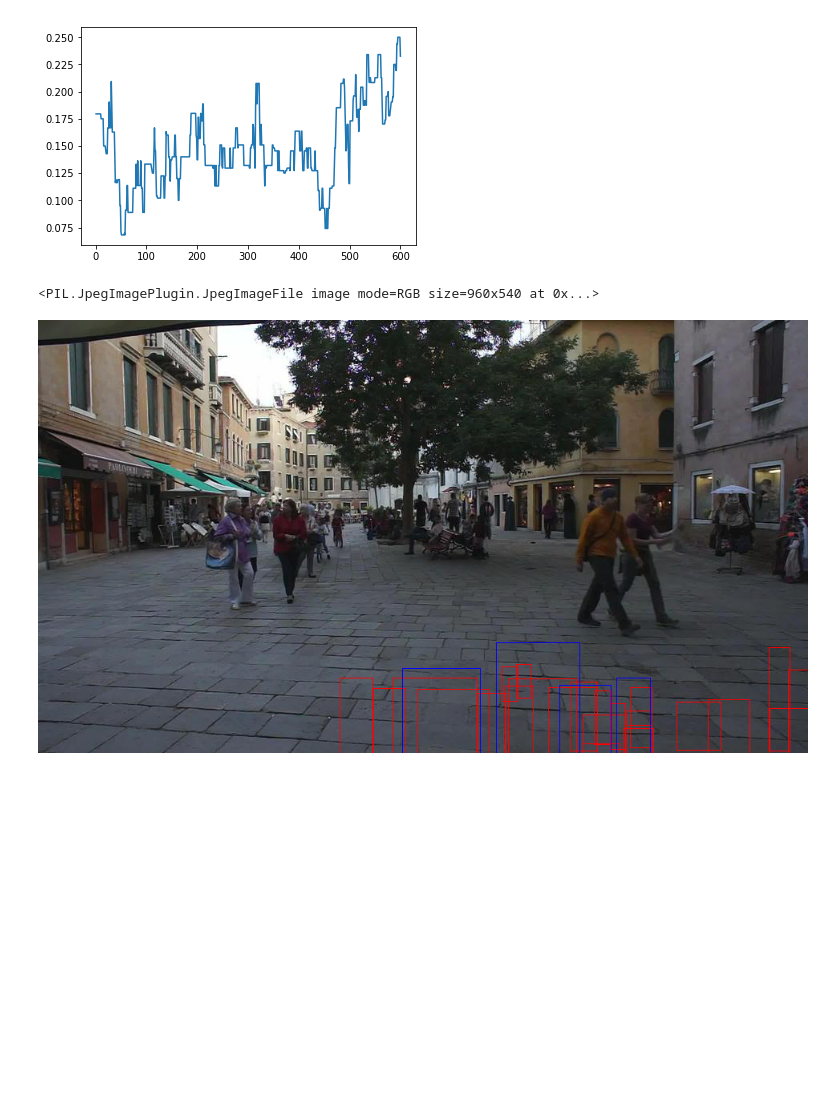
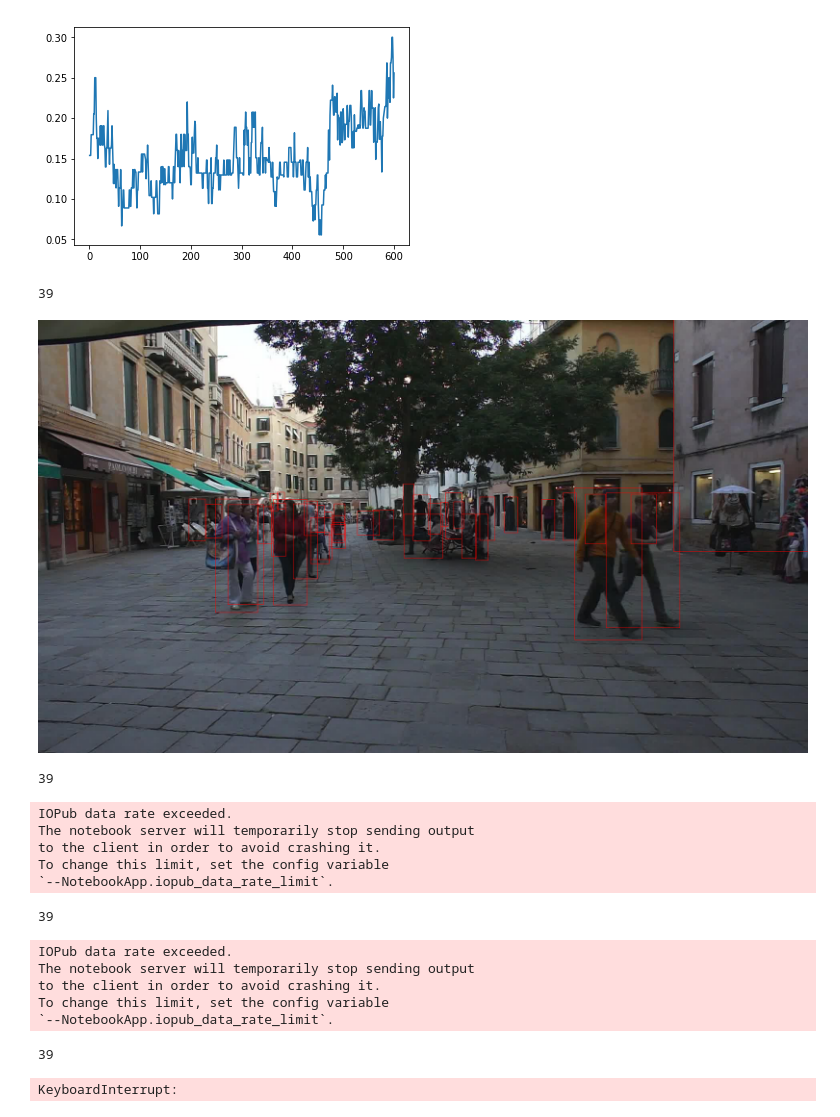
Before and after one commit to jiunbae/MOT, a Jupyter notebook: iou-tracker.ipynb, the cells around one changed output. Cells and saved outputs as stored; diff of their text form; code cells hidden in the pictures; blank space fills up the shorter version.

```diff
--- a/iou-tracker.ipynb
+++ b/iou-tracker.ipynb
@@ -39,11 +39,16 @@ from glob import glob
 from collections import defaultdict
 # %%
 data_path = '../dataset/'
-image_path = '../dataset/MOT17_resize/train/MOT17-02-DPM/'
+image_path = '../dataset/MOT17-02-DPM/'
 total_frame = 600
+# %%
+dt_seqs = defaultdict(dict)
+with open(path.join(data_path, 'MOT17-02-DPM/det', 'det.txt')) as f:
+    for seq, obj, *data in [line.strip().split(',') for line in f.readlines()]:
+        dt_seqs[int(seq)][int(obj)] = data
 # %%
 gt_seqs = defaultdict(dict)
-with open(path.join(data_path, 'MOT17_resize/train/MOT17-02-DPM/gt', 'gt.txt')) as f:
+with open(path.join(data_path, 'MOT17-02-DPM/gt', 'gt.txt')) as f:
     for seq, obj, *data in [line.strip().split(',') for line in f.readlines()]:
         gt_seqs[int(seq)][int(obj)] = data
 # %%
@@ -60,22 +65,35 @@ y = [len(result_seqs[f]) / len(gt_seqs[f]) for f in x]
 plt.plot(x, y)
 plt.show()
 # %% [output]
-[figure, old version]
+[figure, new version]
 # %%
 from PIL import Image, ImageDraw
 from IPython.display import display
 # %%
-for frame in range(1, 2) :
+for frame in range(1, total_frame+1) :
     ig = Image.open(path.join(image_path, 'img1', '%06d.jpg' % (frame)))
     dr = ImageDraw.Draw(ig)
     for o, value in gt_seqs[frame].items():
         x, y, w, h, *_ = map(float, value)
-        #print(x,y,w,h)
         dr.rectangle(((x, y), (x+w, y+h)), outline="red")
     for o, value in result_seqs[frame].items():
         x, y, w, h, *_ = map(float, value)
         dr.rectangle(((x, y), (x+w, y+h)), outline="blue")
     display(ig)
 # %% [output]
-<PIL.JpegImagePlugin.JpegImageFile image mode=RGB size=960x540 at 0x...>
+39
-[figure, old version]
+[figure, new version]
+39
+IOPub data rate exceeded.
+The notebook server will temporarily stop sending output
+to the client in order to avoid crashing it.
+To change this limit, set the config variable
+`--NotebookApp.iopub_data_rate_limit`.
+39
+IOPub data rate exceeded.
+The notebook server will temporarily stop sending output
+to the client in order to avoid crashing it.
+To change this limit, set the config variable
+`--NotebookApp.iopub_data_rate_limit`.
+39
+KeyboardInterrupt:
```
Also changed, not shown: parts of 2 cells of this notebook.
